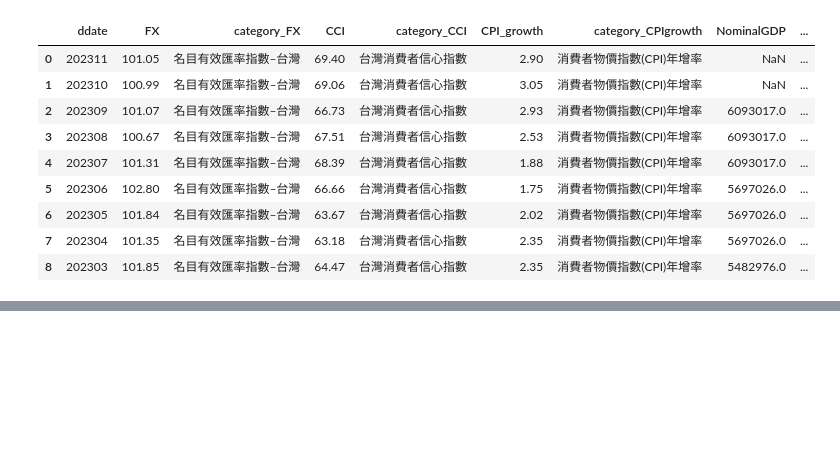
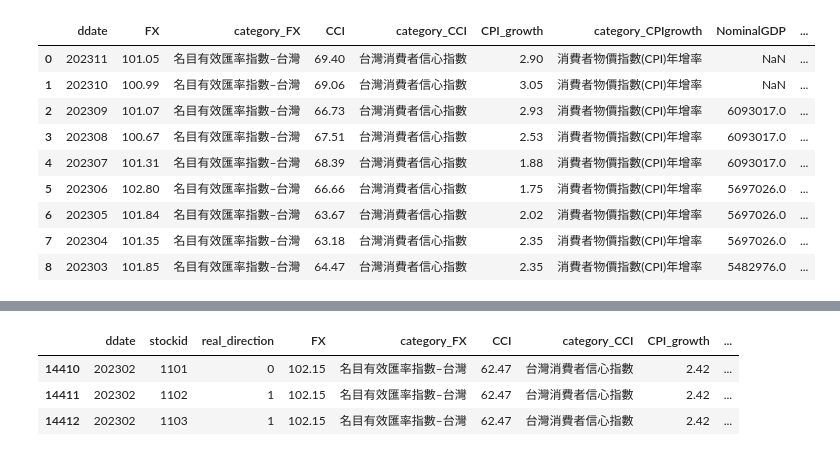
Before and after one commit to Carolyehhh/revenue-prediction, a Jupyter notebook: GDP_train.ipynb, the cells around one changed output, grey strips where cells are left out. Saved outputs shown, nothing was run; the diff lists cells and outputs as text; code cells hidden in the pictures; blank space fills up the shorter version.

Commit message:
合併df以及總經資料

```diff
--- a/GDP_train.ipynb
+++ b/GDP_train.ipynb
@@ -249,0 +167,10 @@ Variable with lowest correlation: yoyd1, correlation: -0.0105
+# %%
+# 合併df以及總經資料
+TheWhole = pd.merge(df[['ddate', 'stockid', 'real_direction']].astype({'ddate':'str'}),
+                    MergedMacroData, on='ddate', how='left')
+#TheWhole[TheWhole['ddate']=='202302'].head(3)
+# %% [output]
+|  | ddate | stockid | real_direction | FX | category_FX | CCI | category_CCI | CPI_growth | ... |
+| 14410 | 202302 | 1101 | 0 | 102.15 | 名目有效匯率指數–台灣 | 62.47 | 台灣消費者信心指數 | 2.42 | ... |
+| 14411 | 202302 | 1102 | 1 | 102.15 | 名目有效匯率指數–台灣 | 62.47 | 台灣消費者信心指數 | 2.42 | ... |
+| 14412 | 202302 | 1103 | 1 | 102.15 | 名目有效匯率指數–台灣 | 62.47 | 台灣消費者信心指數 | 2.42 | ... |
```
Also changed, not shown: parts of 17 cells of this notebook, 1 other file.
